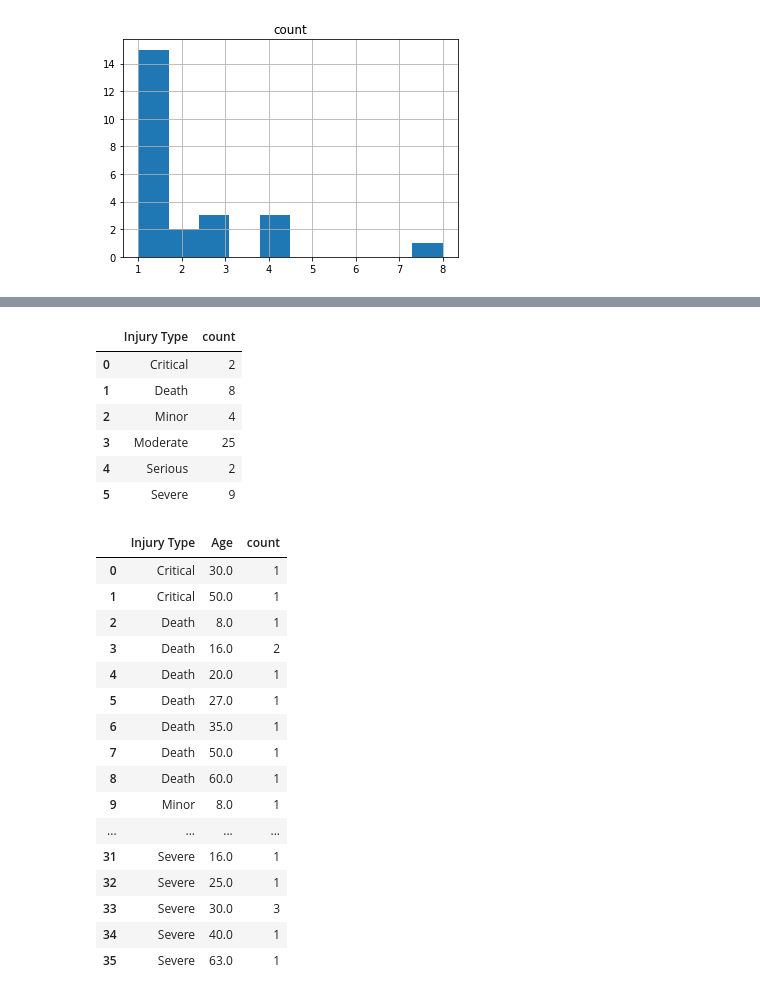
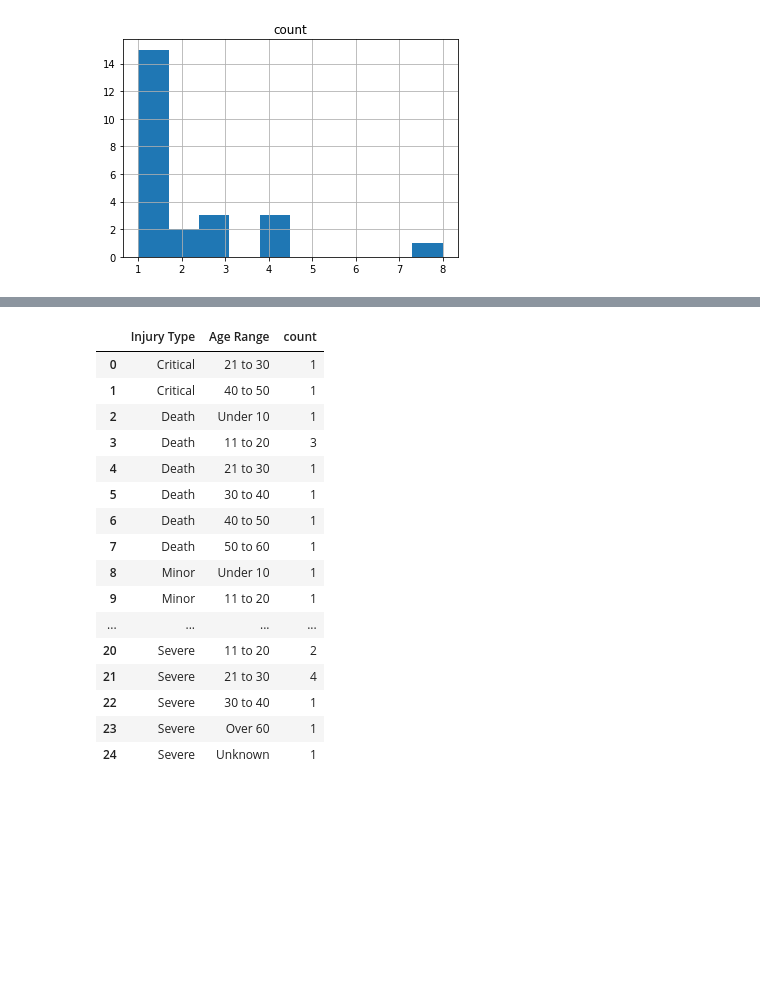
Before and after one commit to est987/BikeAccidentMapper, a Jupyter notebook: Bike Accidents Mapper.ipynb, the cells around one changed output, grey strips where cells are left out. Drawn from its saved outputs; the diff is of its cells as text; code cells hidden in the pictures; blank space fills up the shorter version.

```diff
--- a/Bike Accidents Mapper.ipynb
+++ b/Bike Accidents Mapper.ipynb
@@ -37,6 +37,14 @@ data = {"Date" : df['תאריך'],
         "long" : ""
       }
 df2 = pd.DataFrame.from_dict(data)
+df2['Age Range'] = pd.cut(df2.Age, [0,10,20,30,40,50,60,100],
+                          labels=['Under 10', '11 to 20', '21 to 30','30 to 40',
+                                  '40 to 50','50 to 60','Over 60'])
+# %%
+## Add category Unknown and replace null with unknown
+#df2['Age Range'].cat.add_categories('Unknown')
+df2['Age Range'].cat.categories
+df2['Age Range'] = df2['Age Range'].fillna("Unknown")
 # %%
 df2.head()
 # %% [output]
@@ -168,33 +185,22 @@ accidentByAge.plot.bar(x='Age', y='count')
 # %%
-accidentByInjury = df2_eng.groupby('Injury Type').size().reset_index(name='count')
-accidentByInjury
+accidentByInjuryAge = df2_eng.groupby(['Injury Type', 'Age Range']).size().reset_index(name='count')
+accidentByInjuryAge
 # %% [output]
-|  | Injury Type | count |
-| 0 | Critical | 2 |
-| 1 | Death | 8 |
-| 2 | Minor | 4 |
-| 3 | Moderate | 25 |
-| 4 | Serious | 2 |
-| 5 | Severe | 9 |
+|  | Injury Type | Age Range | count |
+| 0 | Critical | 21 to 30 | 1 |
+| 1 | Critical | 40 to 50 | 1 |
+| 2 | Death | Under 10 | 1 |
+| 3 | Death | 11 to 20 | 3 |
+| 4 | Death | 21 to 30 | 1 |
+| 5 | Death | 30 to 40 | 1 |
+| 6 | Death | 40 to 50 | 1 |
+| 7 | Death | 50 to 60 | 1 |
+| 8 | Minor | Under 10 | 1 |
+| 9 | Minor | 11 to 20 | 1 |
+| ... | ... | ... | ... |
+| 20 | Severe | 11 to 20 | 2 |
+| 21 | Severe | 21 to 30 | 4 |
+| 22 | Severe | 30 to 40 | 1 |
+| 23 | Severe | Over 60 | 1 |
+| 24 | Severe | Unknown | 1 |
-# %%
-accidentByInjuryAge = df2_eng.groupby(['Injury Type', 'Age']).size().reset_index(name='count')
-accidentByInjuryAge
-# %% [output]
-|  | Injury Type | Age | count |
-| 0 | Critical | 30.0 | 1 |
-| 1 | Critical | 50.0 | 1 |
-| 2 | Death | 8.0 | 1 |
-| 3 | Death | 16.0 | 2 |
-| 4 | Death | 20.0 | 1 |
-| 5 | Death | 27.0 | 1 |
-| 6 | Death | 35.0 | 1 |
-| 7 | Death | 50.0 | 1 |
-| 8 | Death | 60.0 | 1 |
-| 9 | Minor | 8.0 | 1 |
-| ... | ... | ... | ... |
-| 31 | Severe | 16.0 | 1 |
-| 32 | Severe | 25.0 | 1 |
-| 33 | Severe | 30.0 | 3 |
-| 34 | Severe | 40.0 | 1 |
-| 35 | Severe | 63.0 | 1 |
 # %%
```
Also changed, not shown: parts of 15 cells of this notebook.
